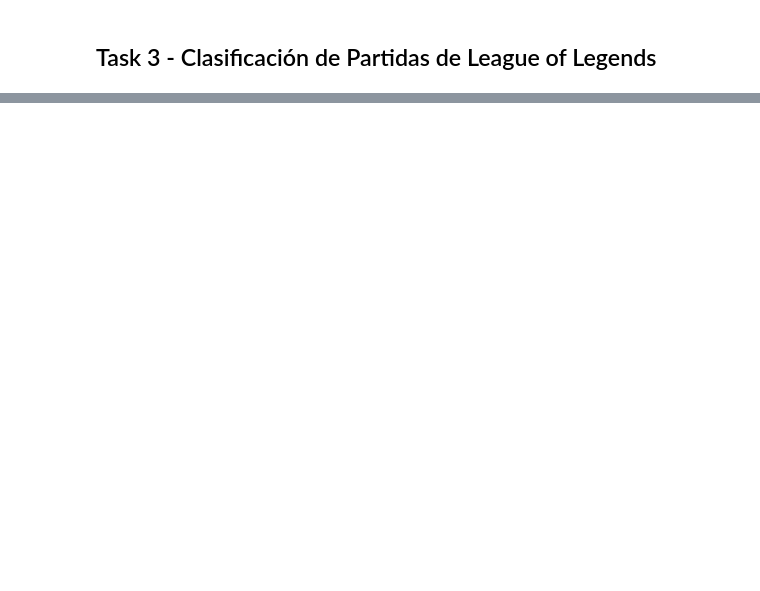
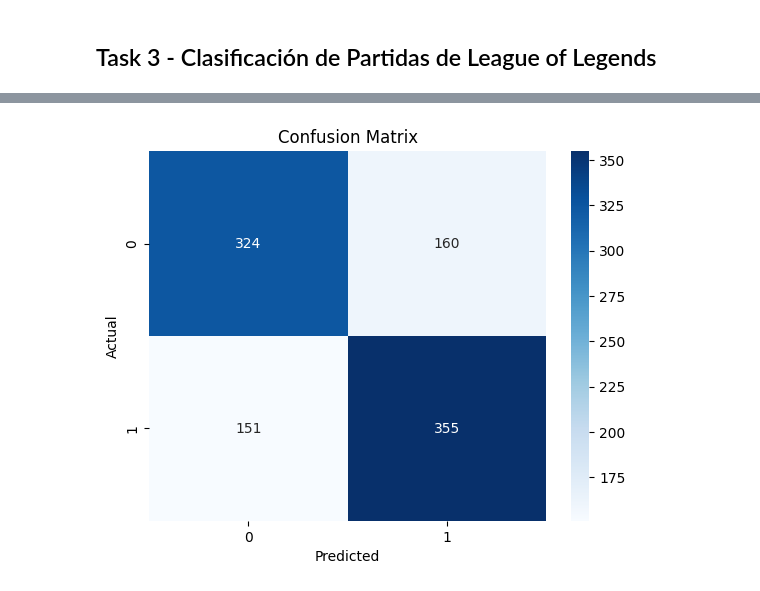
Before and after one commit to AndresQuinto5/IA_LAB2, a Jupyter notebook: Laboratorio2.ipynb, the cells around one changed output, grey strips where cells are left out. Drawn from its saved outputs; the diff is of its cells as text; code cells hidden in the pictures; blank space fills up the shorter version.

Commit message:
[DONE] DecisionTree

```diff
--- a/Laboratorio2.ipynb
+++ b/Laboratorio2.ipynb
@@ -537,0 +917,89 @@ El remuestreo utilizando `RandomOverSampler` toma el conjunto de datos original
+# %%
+
+def predict(X, decision_tree):
+    """
+    Predicts the target variable using the decision tree.
+
+    Parameters:
+    X (array-like): The input features.
+    decision_tree (dict): The decision tree model.
+
+    Returns:
+    The predicted class label.
+    """
+    if decision_tree['leaf']:
+        return decision_tree['class']
+    else:
+        if X[decision_tree['feature_index']] <= decision_tree['threshold']:
+            return predict(X, decision_tree['left'])
+        else:
+            return predict(X, decision_tree['right'])
+
+# Predict the target variable for the test set
+y_pred = np.array([predict(X_test[i], decision_tree) for i in range(len(X_test))])
+
+# Calculate precision
+precision = precision_score(y_test, y_pred)
+
+# Calculate accuracy
+accuracy = accuracy_score(y_test, y_pred)
+
+# Calculate confusion matrix
+confusion_mat = confusion_matrix(y_test, y_pred)
+
+print("Precision:", precision)
+print("Accuracy:", accuracy)
+# print("Confusion Matrix:")
+# print(confusion_mat)
+# Create a heatmap of the confusion matrix
+sns.heatmap(confusion_mat, annot=True, cmap='Blues', fmt='d')
+
+# Add labels and title
+plt.xlabel('Predicted')
+plt.ylabel('Actual')
+plt.title('Confusion Matrix')
+
+# Show the plot
+plt.show()
+
+def get_feature_importance(decision_tree, feature_names):
+    """
+    Get the feature importance from the decision tree.
+
+    Parameters:
+    decision_tree (dict): The decision tree model.
+    feature_names (list): The names of the features.
+
+    Returns:
+    list: The top 5 features with the highest importance.
+    """
+    feature_importance = {}
+
+    def traverse_tree(tree):
+        if tree['leaf']:
+            return
+
+        feature_index = tree['feature_index']
+        feature_name = feature_names[feature_index]
+
+        if feature_name in feature_importance:
+            feature_importance[feature_name] += 1
+        else:
+            feature_importance[feature_name] = 1
+
+        traverse_tree(tree['left'])
+        traverse_tree(tree['right'])
+
+    traverse_tree(decision_tree)
+
+    top_features = sorted(feature_importance, key=feature_importance.get, reverse=True)[:5]
+
+    return top_features
+
+# Get the top 5 features with the highest importance
+top_features = get_feature_importance(decision_tree, X.columns.tolist())
+
+print("\nTop 5 Features:")
+for feature in top_features:
+    print(feature)
+# %% [output]
@@ -537,0 +1008 @@ El remuestreo utilizando `RandomOverSampler` toma el conjunto de datos original
+[figure, added]
```
Also changed, not shown: parts of 16 cells of this notebook.
